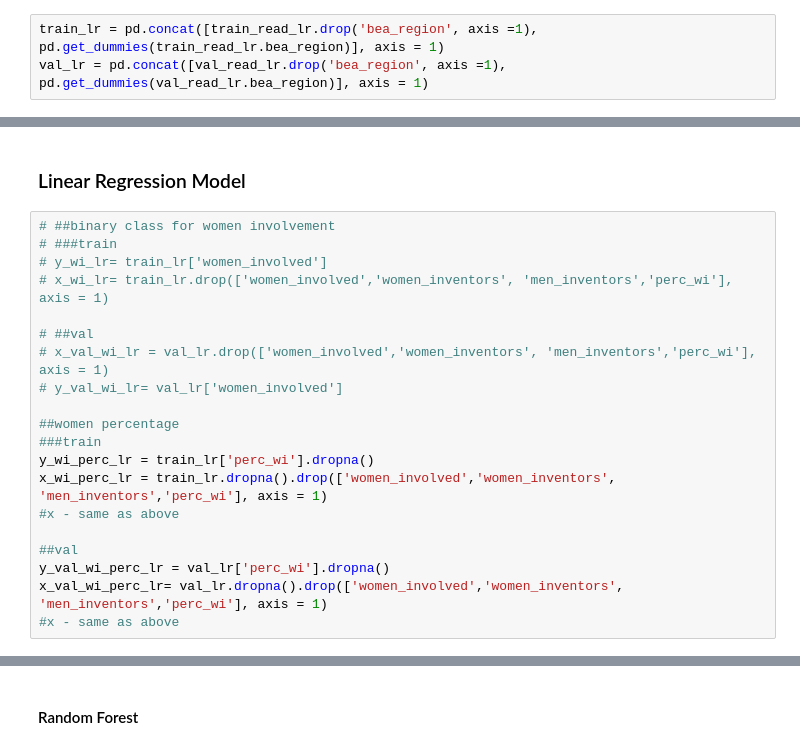
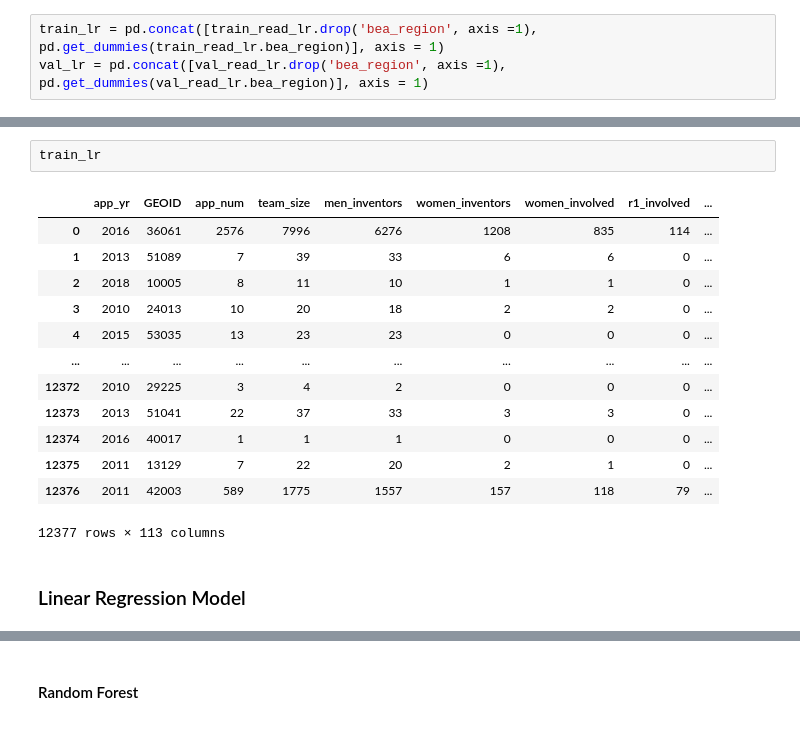
Before and after one commit to mhk9c/patents22, a Jupyter notebook: WI_tc_ModelTesting-fixed.ipynb, the cells around one changed output, grey strips where cells are left out. Saved outputs shown, nothing was run; the diff lists cells and outputs as text.

```diff
--- a/WI_tc_ModelTesting-fixed.ipynb
+++ b/WI_tc_ModelTesting-fixed.ipynb
@@ -823,23 +1005,19 @@ val_lr = pd.concat([val_read_lr.drop('bea_region', axis =1), pd.get_dummies(val_
+# %%
+train_lr
+# %% [output]
+|  | app_yr | GEOID | app_num | team_size | men_inventors | women_inventors | women_involved | r1_involved | ... |
+| 0 | 2016 | 36061 | 2576 | 7996 | 6276 | 1208 | 835 | 114 | ... |
+| 1 | 2013 | 51089 | 7 | 39 | 33 | 6 | 6 | 0 | ... |
+| 2 | 2018 | 10005 | 8 | 11 | 10 | 1 | 1 | 0 | ... |
+| 3 | 2010 | 24013 | 10 | 20 | 18 | 2 | 2 | 0 | ... |
+| 4 | 2015 | 53035 | 13 | 23 | 23 | 0 | 0 | 0 | ... |
+| ... | ... | ... | ... | ... | ... | ... | ... | ... | ... |
+| 12372 | 2010 | 29225 | 3 | 4 | 2 | 0 | 0 | 0 | ... |
+| 12373 | 2013 | 51041 | 22 | 37 | 33 | 3 | 3 | 0 | ... |
+| 12374 | 2016 | 40017 | 1 | 1 | 1 | 0 | 0 | 0 | ... |
+| 12375 | 2011 | 13129 | 7 | 22 | 20 | 2 | 1 | 0 | ... |
+| 12376 | 2011 | 42003 | 589 | 1775 | 1557 | 157 | 118 | 79 | ... |
+12377 rows × 113 columns
 # %% [markdown]
 ### Linear Regression Model
-# %%
-# ##binary class for women involvement
-# ###train
-# y_wi_lr= train_lr['women_involved']
-# x_wi_lr= train_lr.drop(['women_involved','women_inventors', 'men_inventors','perc_wi'], axis = 1)
-
-# ##val
-# x_val_wi_lr = val_lr.drop(['women_involved','women_inventors', 'men_inventors','perc_wi'], axis = 1)
-# y_val_wi_lr= val_lr['women_involved']
-
-##women percentage
-###train
-y_wi_perc_lr = train_lr['perc_wi'].dropna()
-x_wi_perc_lr = train_lr.dropna().drop(['women_involved','women_inventors', 'men_inventors','perc_wi'], axis = 1)
-#x - same as above
-
-##val
-y_val_wi_perc_lr = val_lr['perc_wi'].dropna()
-x_val_wi_perc_lr= val_lr.dropna().drop(['women_involved','women_inventors', 'men_inventors','perc_wi'], axis = 1)
-#x - same as above
 # %%
```
Also changed, not shown: parts of 41 cells of this notebook.
